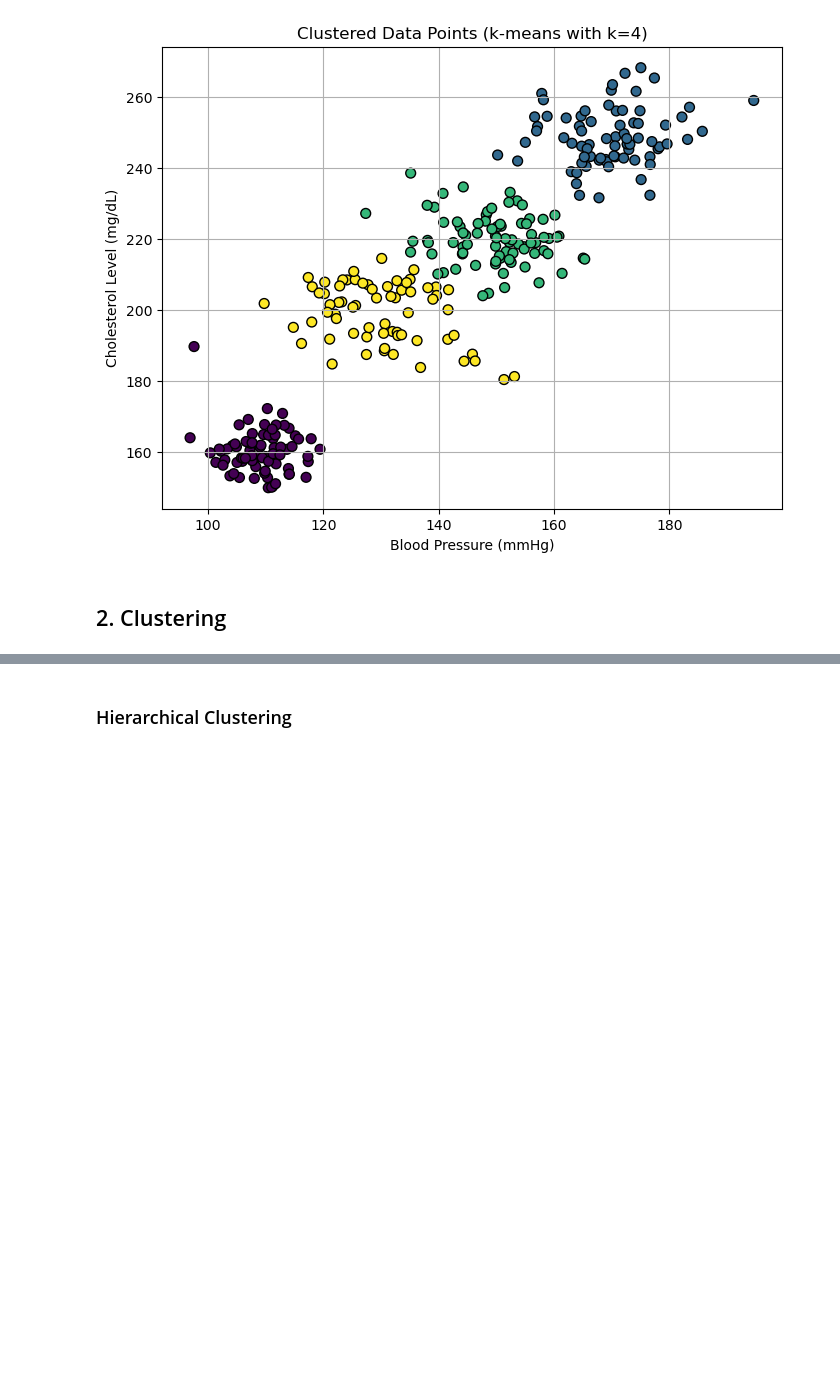
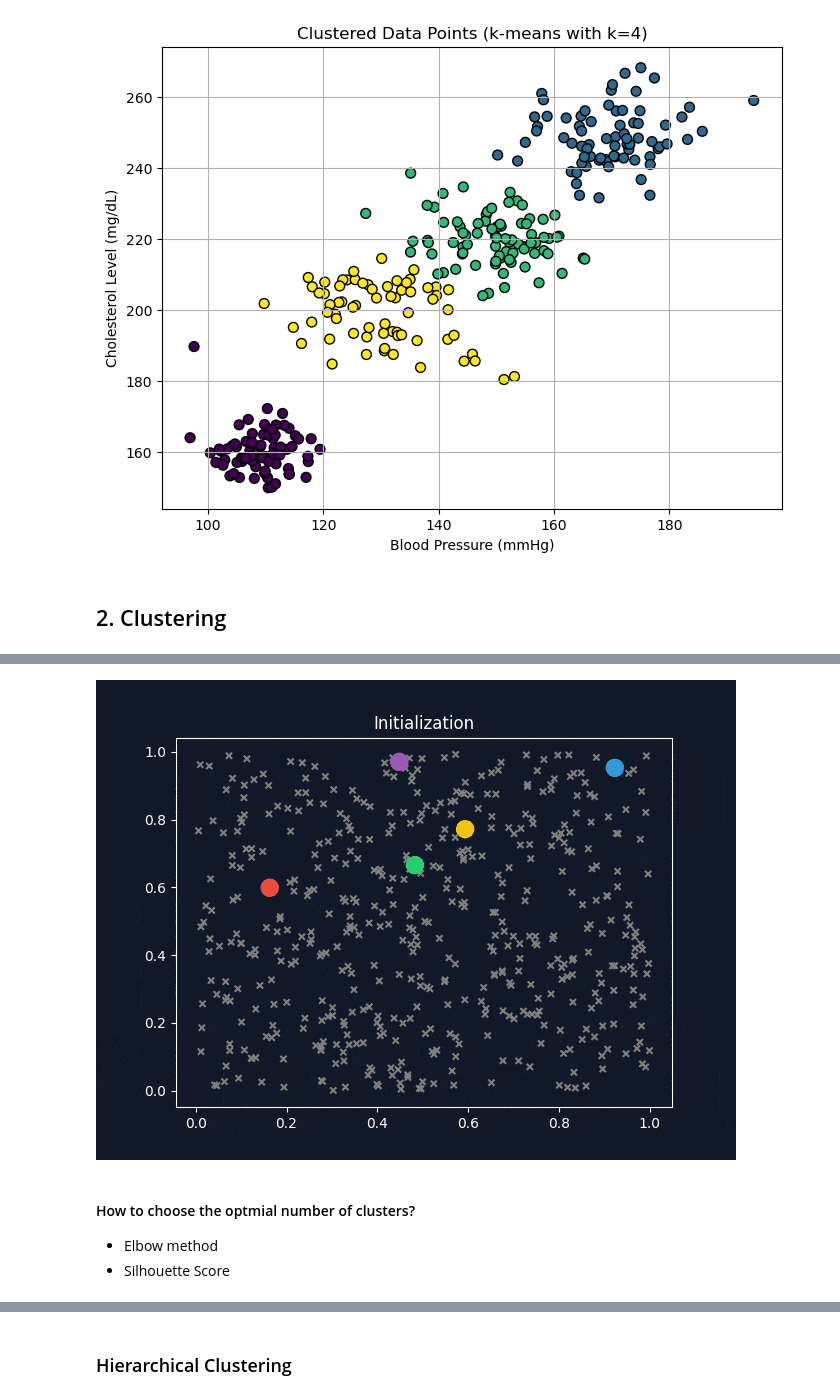
Before and after one commit to Hospital-Da-Luz-Learning-Health/MLCatolica25, a Jupyter notebook: Aula 4 - Unsupervised Learning/Learning Notebook.ipynb, the cells around one changed output, grey strips where cells are left out. Saved outputs shown, nothing was run; the diff lists cells and outputs as text; code cells hidden in the pictures; blank space fills up the shorter version.

```diff
--- a/Aula 4 - Unsupervised Learning/Learning Notebook.ipynb
+++ b/Aula 4 - Unsupervised Learning/Learning Notebook.ipynb
@@ -194,0 +214,8 @@ plt.show()
+# %%
+display(Image(filename='data/kmeans_gif.gif'))
+# %% [output]
+[figure, added]
+# %% [markdown]
+#### How to choose the optmial number of clusters?
+- Elbow method
+- Silhouette Score
```
Also changed, not shown: parts of 70 cells of this notebook, 4 other files.
